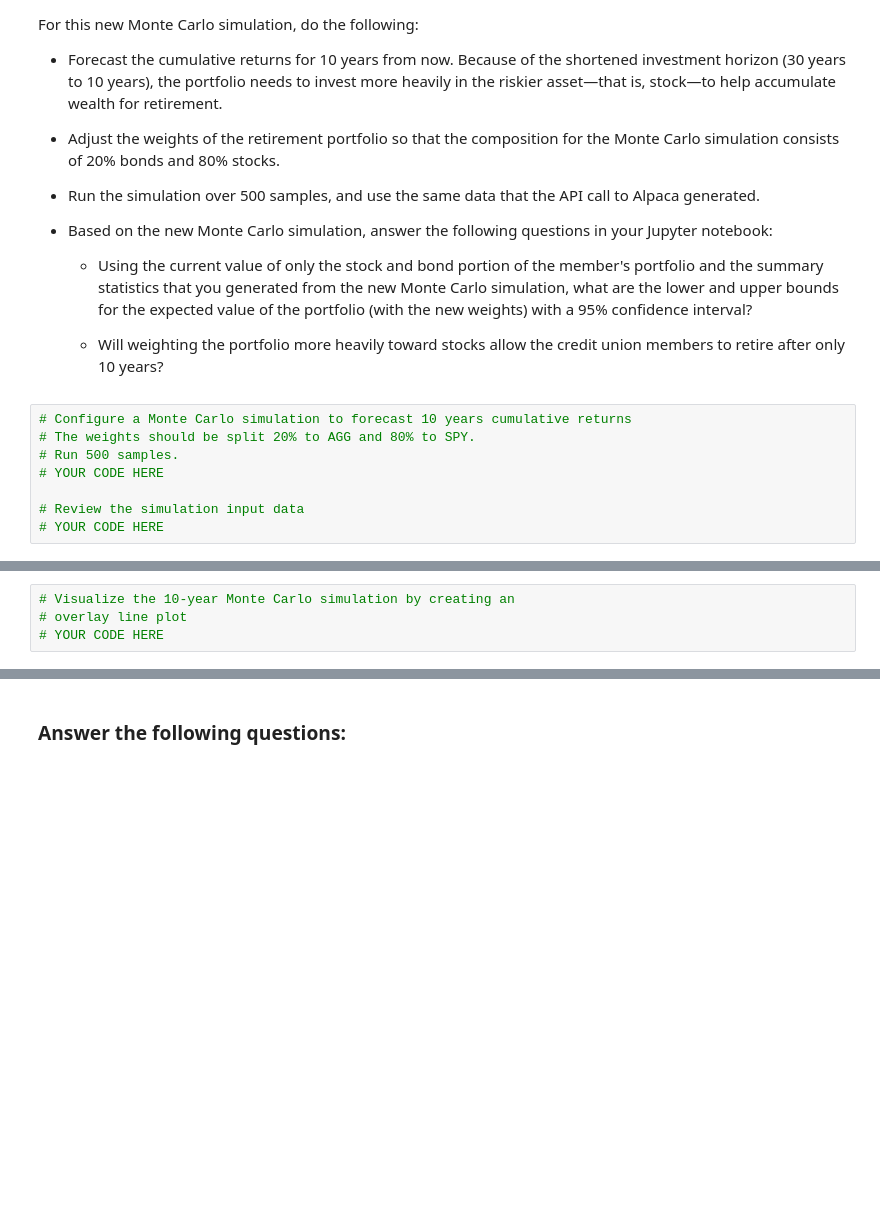
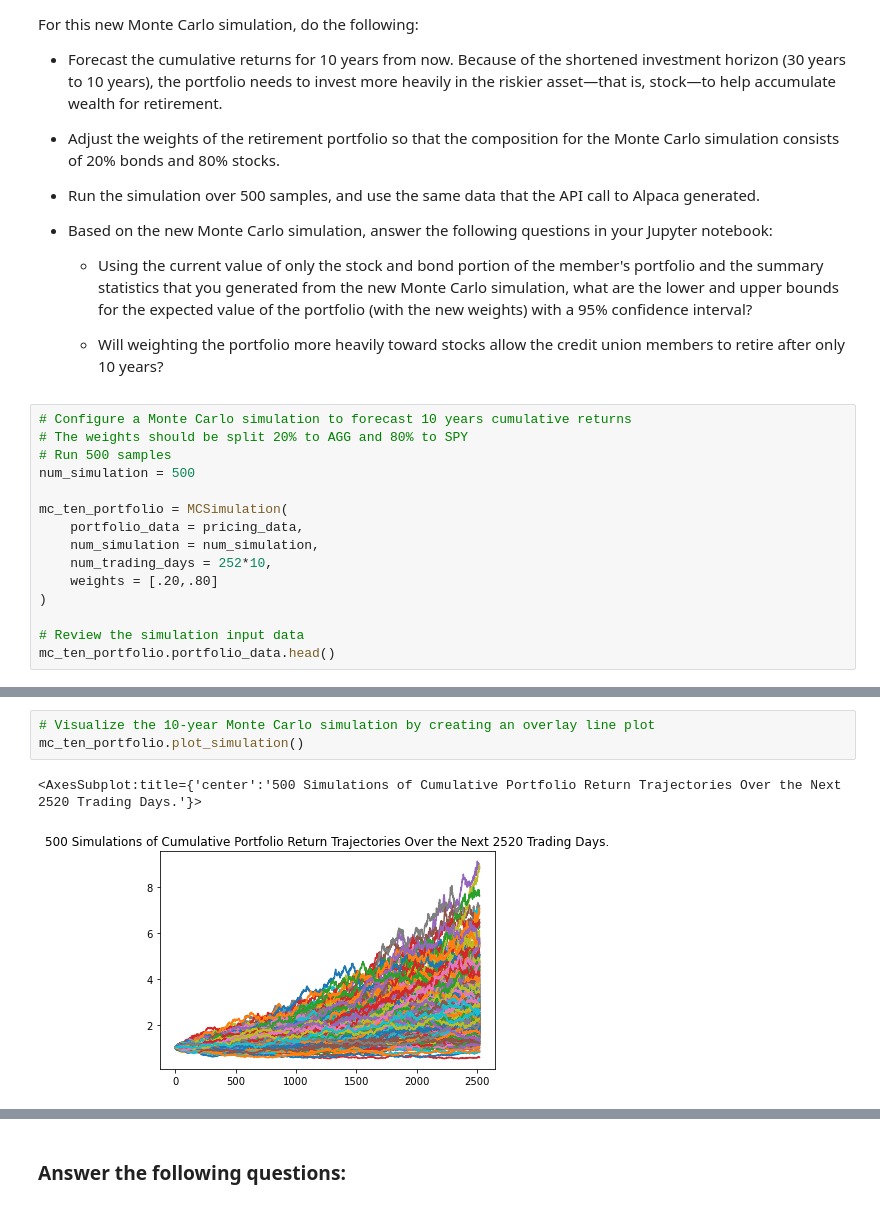
Before and after one commit to coronado212/financial_planner_api_5, a Jupyter notebook: financial_planning_tools.ipynb, the cells around one changed output, grey strips where cells are left out. Drawn from its saved outputs; the diff is of its cells as text; blank space fills up the shorter version.

Commit message:
forecast cumulative 10 year returns

```diff
--- a/financial_planning_tools.ipynb
+++ b/financial_planning_tools.ipynb
@@ -591,9 +574,16 @@ For this new Monte Carlo simulation, do the following:
     - Will weighting the portfolio more heavily toward stocks allow the credit union members to retire after only 10 years?
 # %%
 # Configure a Monte Carlo simulation to forecast 10 years cumulative returns
-# The weights should be split 20% to AGG and 80% to SPY.
-# Run 500 samples.
-# YOUR CODE HERE
+# The weights should be split 20% to AGG and 80% to SPY
+# Run 500 samples
+num_simulation = 500
+
+mc_ten_portfolio = MCSimulation(
+    portfolio_data = pricing_data,
+    num_simulation = num_simulation,
+    num_trading_days = 252*10,
+    weights = [.20,.80]
+)
 
 # Review the simulation input data
-# YOUR CODE HERE
+mc_ten_portfolio.portfolio_data.head()
@@ -603,5 +633,7 @@ For this new Monte Carlo simulation, do the following:
 # %%
-# Visualize the 10-year Monte Carlo simulation by creating an
-# overlay line plot
-# YOUR CODE HERE
+# Visualize the 10-year Monte Carlo simulation by creating an overlay line plot
+mc_ten_portfolio.plot_simulation()
+# %% [output]
+<AxesSubplot:title={'center':'500 Simulations of Cumulative Portfolio Return Trajectories Over the Next 2520 Trading Days.'}>
+[figure, added]
 # %%
```
Also changed, not shown: parts of 29 cells of this notebook.
